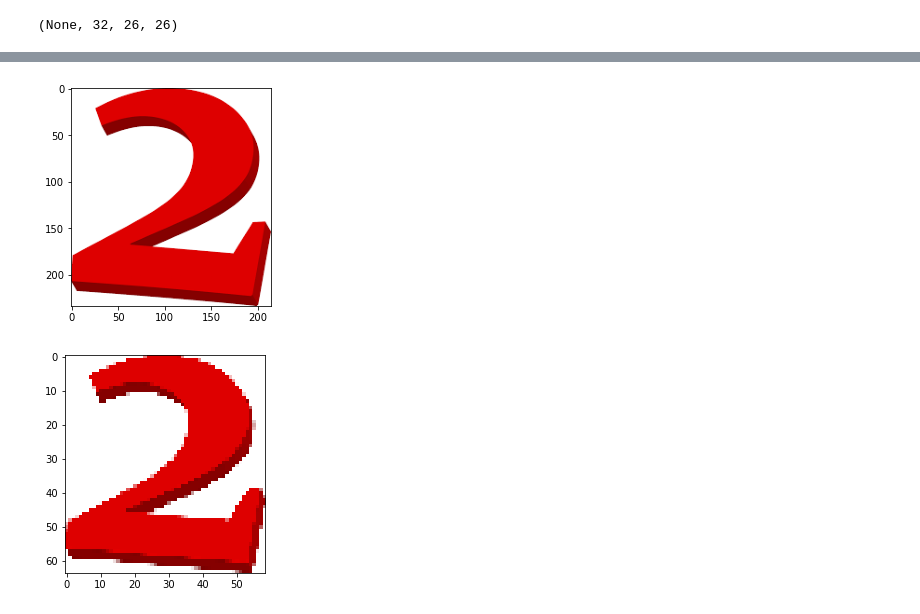
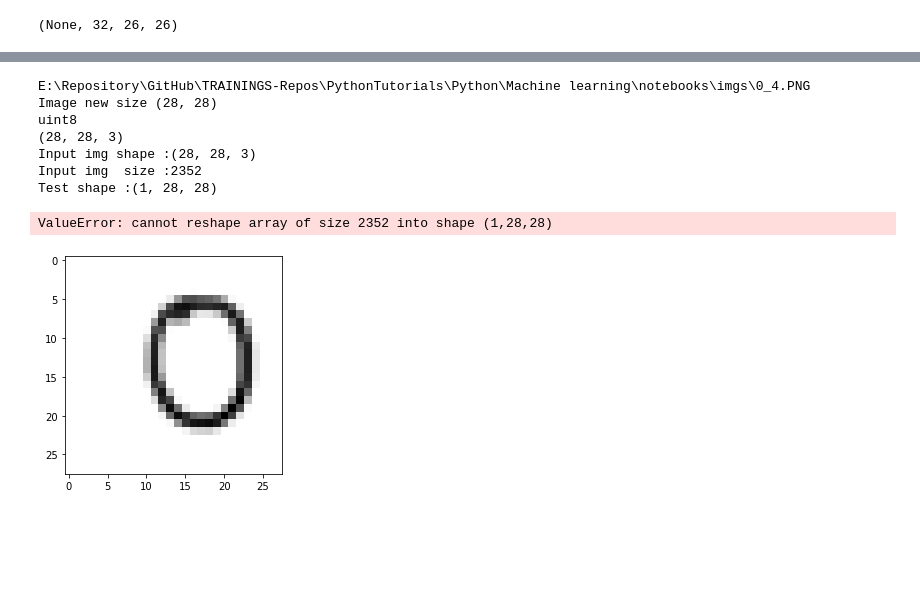
Before and after one commit to Kristijan10048/PythonTutorials, a Jupyter notebook: Python/Machine learning/notebooks/Keras_Tutorial_1.ipynb, the cells around one changed output, grey strips where cells are left out. Cells and saved outputs as stored; diff of their text form; code cells hidden in the pictures; blank space fills up the shorter version.

Commit message:
Added more numpy examples

```diff
--- a/Python/Machine learning/notebooks/Keras_Tutorial_1.ipynb
+++ b/Python/Machine learning/notebooks/Keras_Tutorial_1.ipynb
@@ -133,6 +115,6 @@ model.add(Dense(10, activation='softmax'))
 model.compile(loss='categorical_crossentropy', optimizer='adam', metrics=['accuracy'])
 
 #Fit Keras modelPython
-model.fit(X_train, Y_train, batch_size=32, epochs=3, verbose=1)
+model.fit(X_train, Y_train, batch_size=32, epochs=30, verbose=1)
 # %% [output]
 WARNING:tensorflow:From E:\Anaconda\envs\myenv\lib\site-packages\keras\backend\tensorflow_backend.py:4070: The name tf.nn.max_pool is deprecated. Please use tf.nn.max_pool2d instead.
@@ -171,16 +182,47 @@ NameError: name 'Scale' is not defined
-# %%
-import matplotlib.image as mpimg;
-
-img = mpimg.imread(r'C:\Repository\PythonTutorials\Python\Machine learning\notebooks\imgs\2_11.png');
-
-imgplot = plt.imshow(img);
-# %% [output]
-[figure, removed]
-# %%
-from PIL import Image
-
-img = Image.open(r'C:\Repository\PythonTutorials\Python\Machine learning\notebooks\imgs\2_11.png')
-img.thumbnail((28, 28), Image.ANTIALIAS)  # resizes image in-place
-imgplot = plt.imshow(img)
-# %% [output]
-[figure, removed]
+# %%
+import matplotlib.image as mpimg;
+import os;
+from numpy import asarray;
+# load image and convert to and from NumPy array
+from PIL import Image;
+
+#get imag path
+absImgPath = os.path.join(os.getcwd(), 'imgs', '0_4.PNG');
+print(absImgPath);
+
+
+img_2 = Image.open(absImgPath);
+img_2 = img_2.resize((28, 28));
+print('Image new size {}'.format(img_2.size))
+
+
+#load image using mat plot lib
+img2Data = asarray(img_2)
+print(img2Data.dtype)
+print(img2Data.shape)
+plt.imshow(img2Data);
+
+
+
+#debug
+print('Input img shape :{}'.format(img2Data.shape) );
+print('Input img  size :{}'.format(img2Data.size) );
+print('Test shape :{}'.format(X_test[0].shape) );
+
+
+img2Data = img2Data.reshape(1, 28, 28)
+print('Input img shape :{}'.format(img2Data.shape) );
+#imgplot = plt.imshow(img);
+#newPred = currModel.predict(img1);
+
+prediction = model.predict(X_test)
+# %% [output]
+E:\Repository\GitHub\TRAININGS-Repos\PythonTutorials\Python\Machine learning\notebooks\imgs\0_4.PNG
+Image new size (28, 28)
+uint8
+(28, 28, 3)
+Input img shape :(28, 28, 3)
+Input img  size :2352
+Test shape :(1, 28, 28)
+ValueError: cannot reshape array of size 2352 into shape (1,28,28)
+[figure, added]
```
Also changed, not shown: parts of 7 cells of this notebook, 3 other files.
